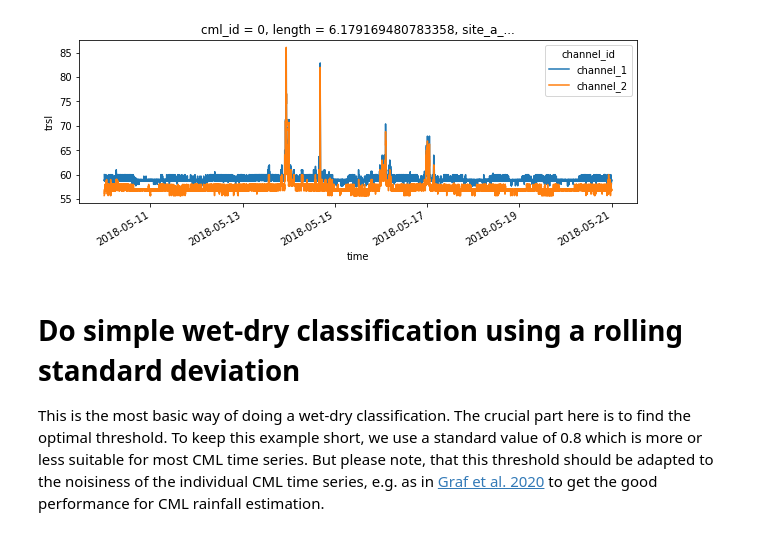
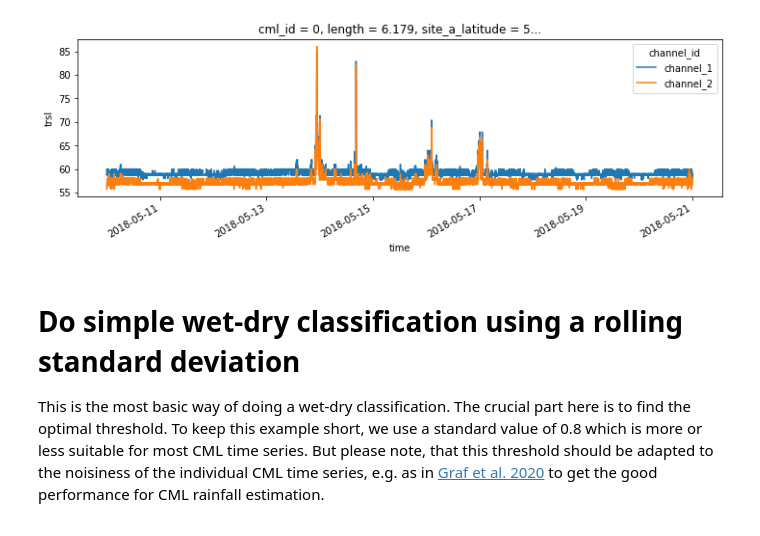
Before and after one commit to pycomlink/pycomlink, a Jupyter notebook: notebooks/Basic CML processing workflow.ipynb, the cells around one changed output. Drawn from its saved outputs; the diff is of its cells as text; code cells hidden in the pictures.

```diff
--- a/notebooks/Basic CML processing workflow.ipynb
+++ b/notebooks/Basic CML processing workflow.ipynb
@@ -11,8 +12,4 @@ import xarray as xr
 import pandas as pd
 
 import pycomlink as pycml
-# %%
-# Do show xarray.Dataset representation as text because gitlab/github
-# do not (yet) render the html output correctly (or sometimes not at all...)
-xr.set_options(display_style='text');
 # %% [markdown]
@@ -84,8 +89,8 @@ for cml in cml_list:
 # %%
-cml = cml_list[0]
-cml.trsl.plot.line(x='time', figsize=(10,3));
+cml = cml_list[0].copy() # make a copy here to not change the CML dataset in the list over which we want to iterate later
+cml.trsl.plot.line(x='time', figsize=(12,3));
 # %% [output]
-[figure, old version]
+[figure, new version]
 # %% [markdown]
 # Do simple wet-dry classification using a rolling standard deviation
 
```
Also changed, not shown: parts of 39 cells of this notebook, 5 other files.
